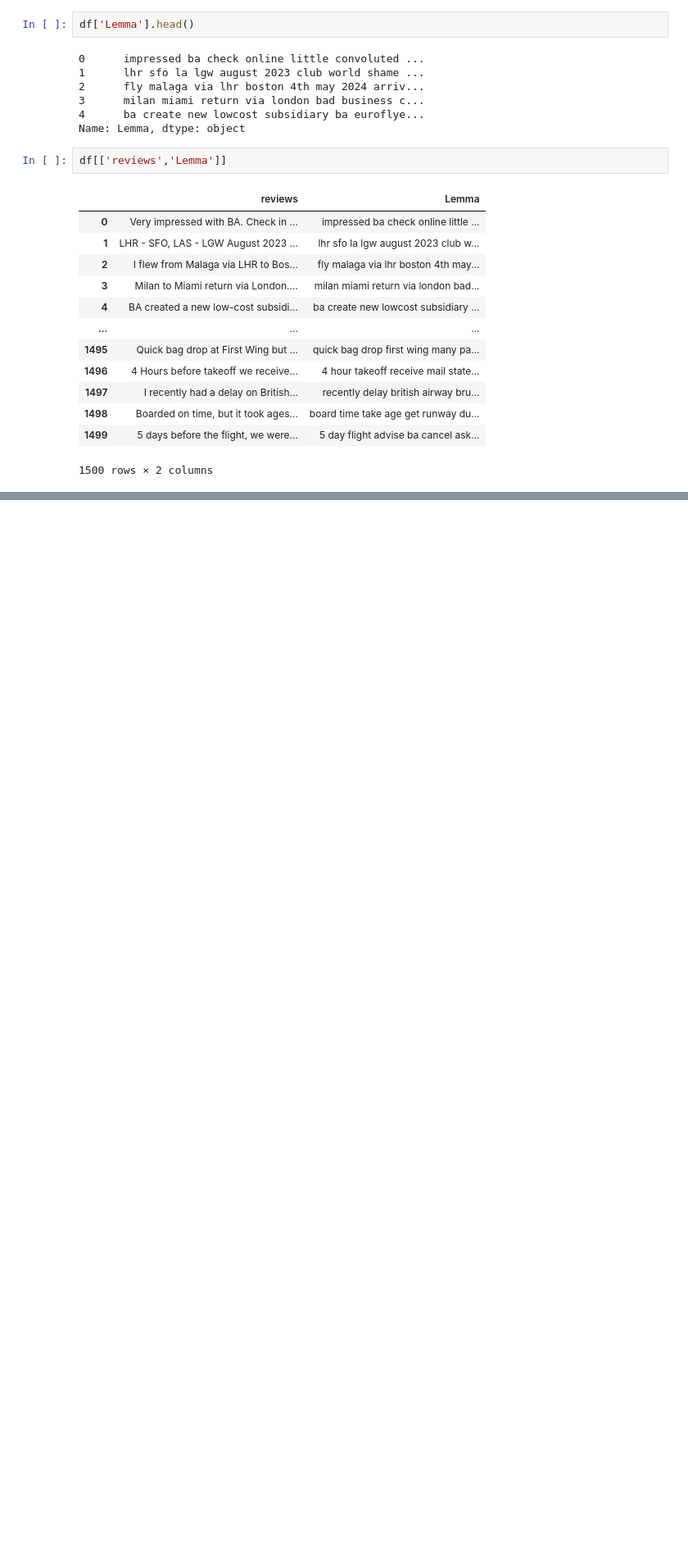
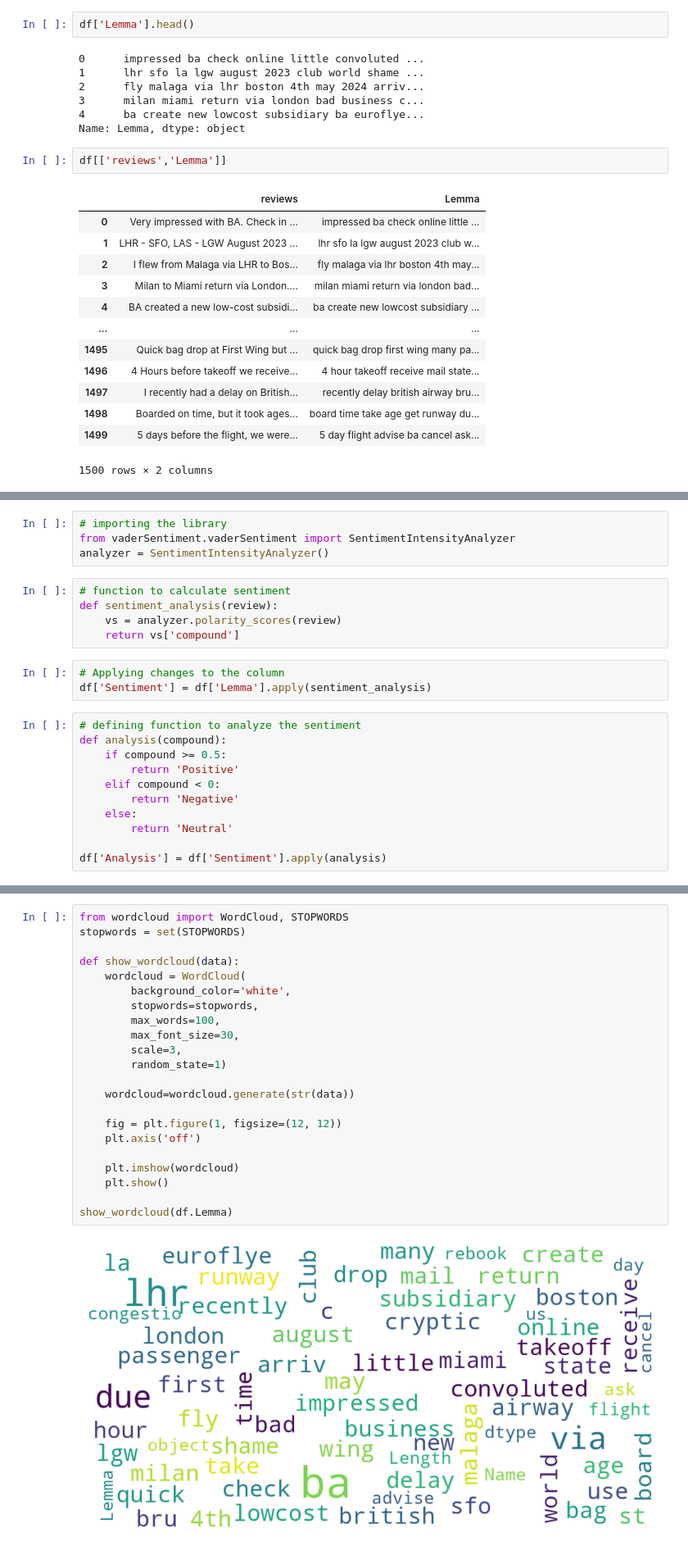
Before and after one commit to Mbachia/British-Airlines-Virtual-Internship, a Jupyter notebook: task1.ipynb, the cells around one changed output, grey strips where cells are left out. Shown at 82% size. Saved outputs shown, nothing was run; the diff lists cells and outputs as text; blank space fills up the shorter version.

```diff
--- a/task1.ipynb
+++ b/task1.ipynb
@@ -219,0 +247,23 @@ df[['reviews','Lemma']]
+# %%
+# importing the library
+from vaderSentiment.vaderSentiment import SentimentIntensityAnalyzer
+analyzer = SentimentIntensityAnalyzer()
+# %%
+# function to calculate sentiment
+def sentiment_analysis(review):
+    vs = analyzer.polarity_scores(review)
+    return vs['compound']
+# %%
+# Applying changes to the column
+df['Sentiment'] = df['Lemma'].apply(sentiment_analysis)
+# %%
+# defining function to analyze the sentiment
+def analysis(compound):
+    if compound >= 0.5:
+        return 'Positive'
+    elif compound < 0:
+        return 'Negative'
+    else:
+        return 'Neutral'
+
+df['Analysis'] = df['Sentiment'].apply(analysis)
@@ -219,0 +307,24 @@ df[['reviews','Lemma']]
+# %%
+from wordcloud import WordCloud, STOPWORDS
+stopwords = set(STOPWORDS)
+
+def show_wordcloud(data):
+    wordcloud = WordCloud(
+        background_color='white',
+        stopwords=stopwords,
+        max_words=100,
+        max_font_size=30,
+        scale=3,
+        random_state=1)
+
+    wordcloud=wordcloud.generate(str(data))
+
+    fig = plt.figure(1, figsize=(12, 12))
+    plt.axis('off')
+
+    plt.imshow(wordcloud)
+    plt.show()
+
+show_wordcloud(df.Lemma)
+# %% [output]
+[figure, added]
```
Also changed, not shown: parts of 9 cells of this notebook, 1 other file.
